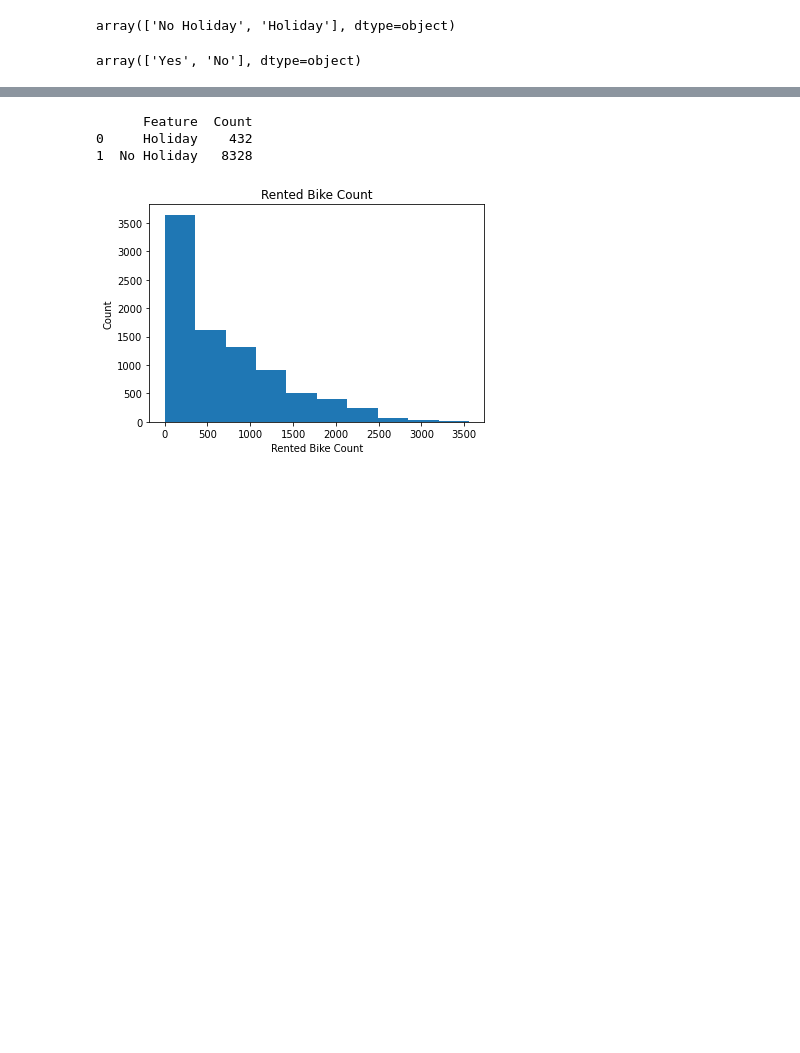
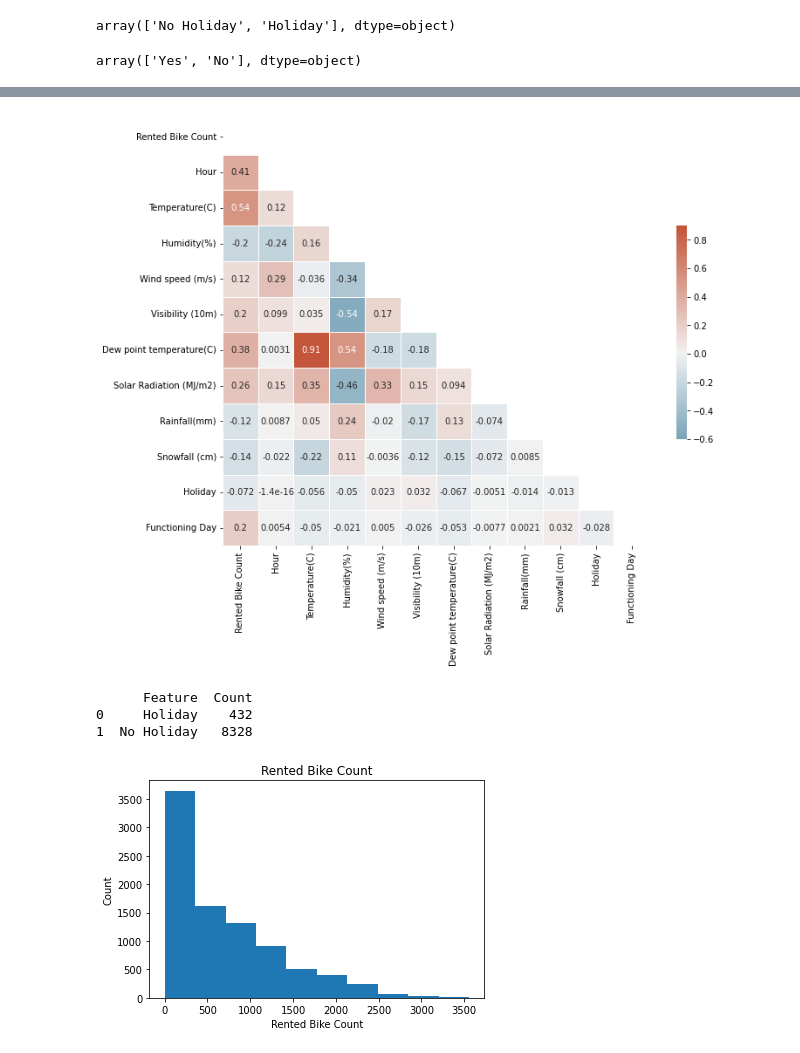
Before and after one commit to R0go/Bikes, a Jupyter notebook: Bikes_project.ipynb, the cells around one changed output, grey strips where cells are left out. Saved outputs shown, nothing was run; the diff lists cells and outputs as text; code cells hidden in the pictures; blank space fills up the shorter version.

Commit message:
created a heatmap for all features

```diff
--- a/Bikes_project.ipynb
+++ b/Bikes_project.ipynb
@@ -122,6 +122,18 @@ bikes_df.head(20)
 | 17 | 2017-12-01 | 555 | 17 | 0.8 | 58 | 1.6 | 2000 | ... |
 | 18 | 2017-12-01 | 862 | 18 | 0.6 | 66 | 1.4 | 2000 | ... |
 | 19 | 2017-12-01 | 600 | 19 | 0.0 | 77 | 1.7 | 2000 | ... |
+# %%
+bikes_corr = bikes_df.corr()
+# Generate a mask for the upper triangle
+mask = np.triu(np.ones_like(bikes_corr, dtype=bool))
+f, ax = plt.subplots(figsize=(11, 9))
+cmap = sns.diverging_palette(230, 20, as_cmap=True)
+
+sns.heatmap(bikes_corr, mask=mask, cmap=cmap, vmax=.9, vmin=-.6, center=0,
+            square=True, linewidths=.5, cbar_kws={"shrink": .5}, annot=True)
+plt.show()
+# %% [output]
+[figure, added]
 # %%
 grouping = bikes_df.groupby('Holiday').size().reset_index()
 grouping.columns= ['Feature', 'Count']
```
Also changed, not shown: parts of 6 cells of this notebook.
